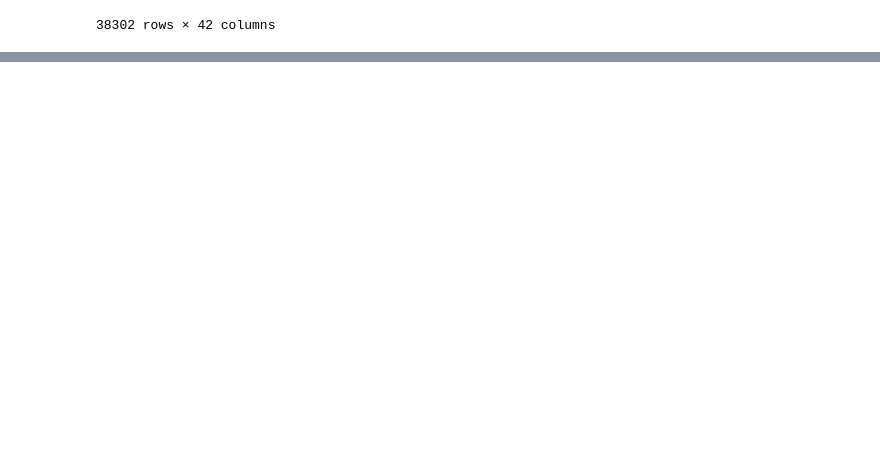
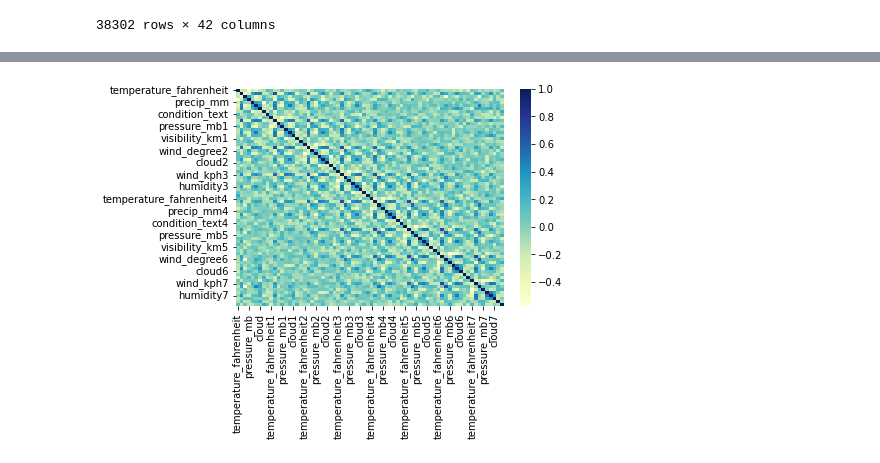
Before and after one commit to DarkEmpress/RainCheck-Your-Ultimate-Weather-Companion-for-India, a Jupyter notebook: try1.ipynb, the cells around one changed output, grey strips where cells are left out. Saved outputs shown, nothing was run; the diff lists cells and outputs as text; code cells hidden in the pictures; blank space fills up the shorter version.

```diff
--- a/try1.ipynb
+++ b/try1.ipynb
@@ -28,0 +201,5 @@ AttributeError: 'numpy.ndarray' object has no attribute 'columns'
+# %%
+my_column = df['last_updated']
+modified_column = my_column.apply(lambda x: x[:-5])
+df['last_updated'] = modified_column
+df
@@ -28,0 +220,4 @@ AttributeError: 'numpy.ndarray' object has no attribute 'columns'
+# %%
+columns_to_delete = ['location_name','air_quality_Carbon_Monoxide', 'air_quality_Ozone','air_quality_Nitrogen_dioxide','air_quality_Sulphur_dioxide','air_quality_PM2.5','air_quality_PM10','air_quality_us-epa-index','air_quality_gb-defra-index']
+df = df.drop(columns=columns_to_delete)
+df
@@ -28,0 +240,8 @@ AttributeError: 'numpy.ndarray' object has no attribute 'columns'
+# %%
+#convert the int64 data to float64
+df['humidity'] = df['humidity'].astype('float64')
+df['wind_degree'] = df['wind_degree'].astype('float64')
+df['cloud'] = df['cloud'].astype('float64')
+
+data_types = df.dtypes
+print(data_types)
@@ -28,0 +266,18 @@ AttributeError: 'numpy.ndarray' object has no attribute 'columns'
+# %%
+
+from sklearn.preprocessing import LabelEncoder
+
+# Create an instance of LabelEncoder
+encoder = LabelEncoder()
+
+# Fit the encoder on the column and transform the values
+df['condition_text'] = encoder.fit_transform(df['condition_text'])
+df['condition_text'] = df['condition_text'].astype(int)
+
+# Access the encoded classes
+encoded_classes = encoder.classes_
+print("Encoded Classes:", encoded_classes)
+
+# Decode the encoded values to get the original labels
+decoded_labels = encoder.inverse_transform(df['condition_text'])
+print("Decoded Labels:", decoded_labels)
@@ -28,0 +413,11 @@ AttributeError: 'numpy.ndarray' object has no attribute 'columns'
+# %%
+#since the accuracy has seen a significant increase we are going to stick with the current independent variables but due to the warning we might need to check for multicollinearity
+corr_matrix=data.corr()
+import seaborn as sns
+import matplotlib.pyplot as plt
+
+sns.heatmap(corr_matrix, cmap="YlGnBu")
+plt.show()
+#cloud is strongly related to humidity
+# %% [output]
+[figure, added]
```
Also changed, not shown: parts of 31 cells of this notebook.
